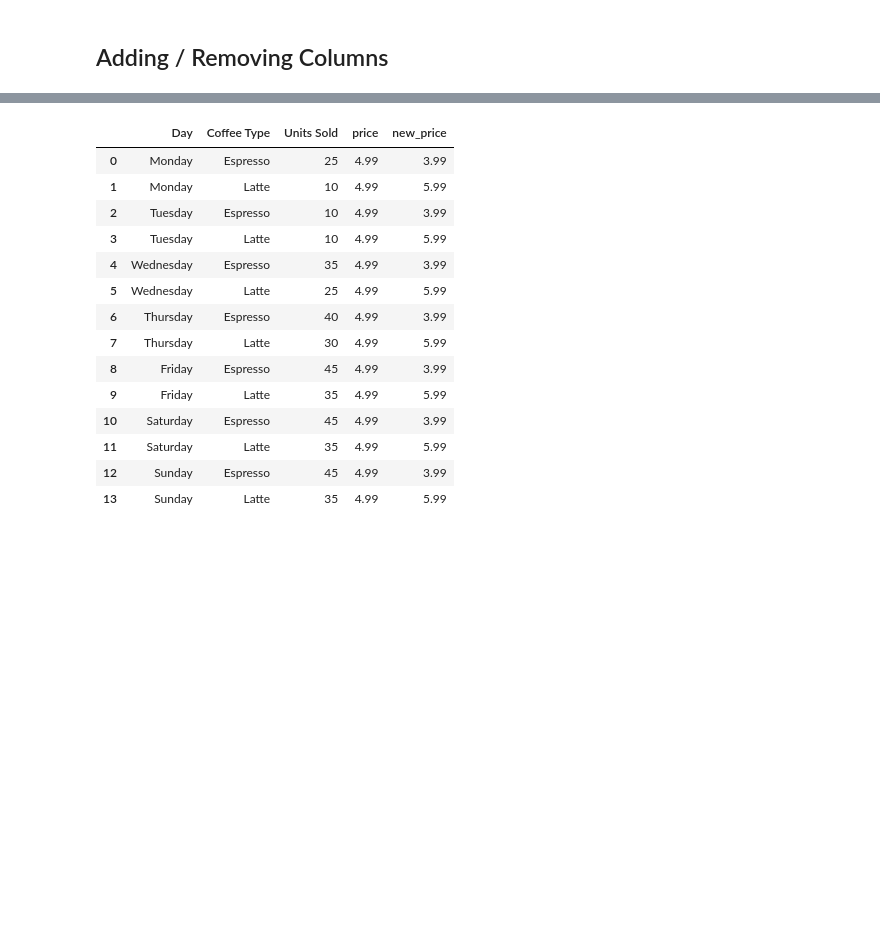
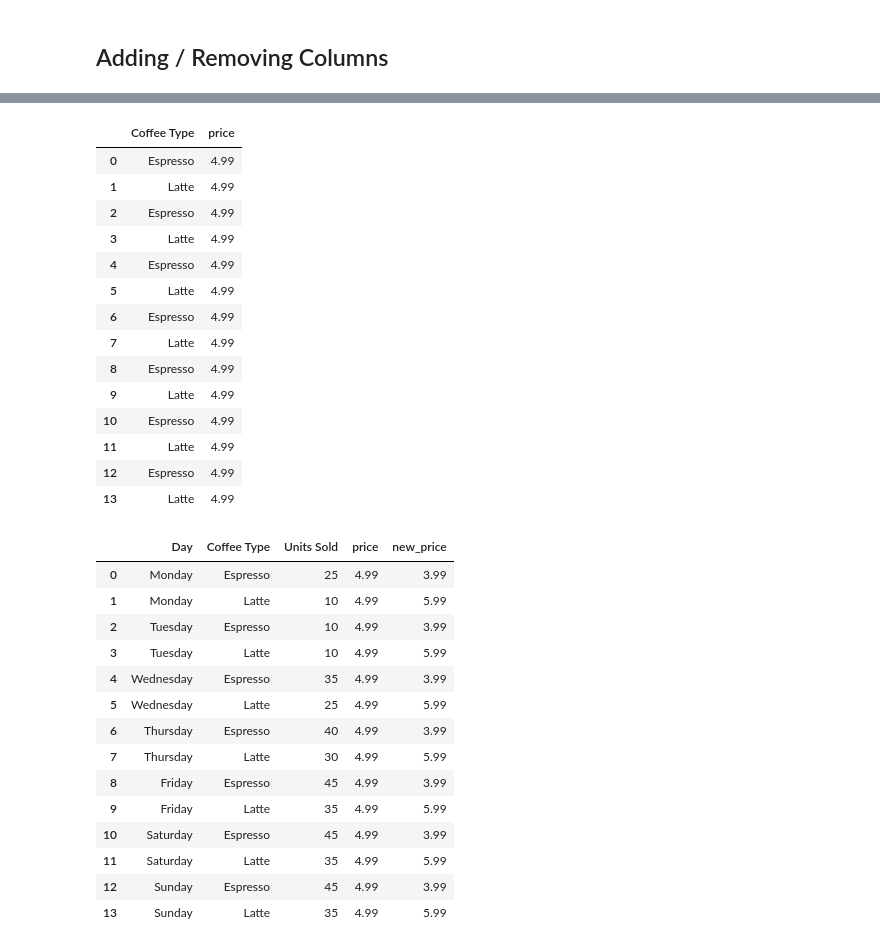
Before and after one commit to lixm98/complete-pandas-tutorial, a Jupyter notebook: tutorial.ipynb, the cells around one changed output, grey strips where cells are left out. Cells and saved outputs as stored; diff of their text form; code cells hidden in the pictures; blank space fills up the shorter version.

```diff
--- a/tutorial.ipynb
+++ b/tutorial.ipynb
@@ -566,6 +566,24 @@ coffee.head()
 | 4 | Wednesday | Espresso | 35 |
 # %%
 coffee['price'] = 4.99
+# %%
+coffee.loc[:, ['Coffee Type', 'price']]
+# %% [output]
+|  | Coffee Type | price |
+| 0 | Espresso | 4.99 |
+| 1 | Latte | 4.99 |
+| 2 | Espresso | 4.99 |
+| 3 | Latte | 4.99 |
+| 4 | Espresso | 4.99 |
+| 5 | Latte | 4.99 |
+| 6 | Espresso | 4.99 |
+| 7 | Latte | 4.99 |
+| 8 | Espresso | 4.99 |
+| 9 | Latte | 4.99 |
+| 10 | Espresso | 4.99 |
+| 11 | Latte | 4.99 |
+| 12 | Espresso | 4.99 |
+| 13 | Latte | 4.99 |
 # %%
 coffee['new_price'] = np.where(coffee['Coffee Type']=='Espresso', 3.99, 5.99)
 # %%
```
Also changed, not shown: parts of 3 cells of this notebook.
